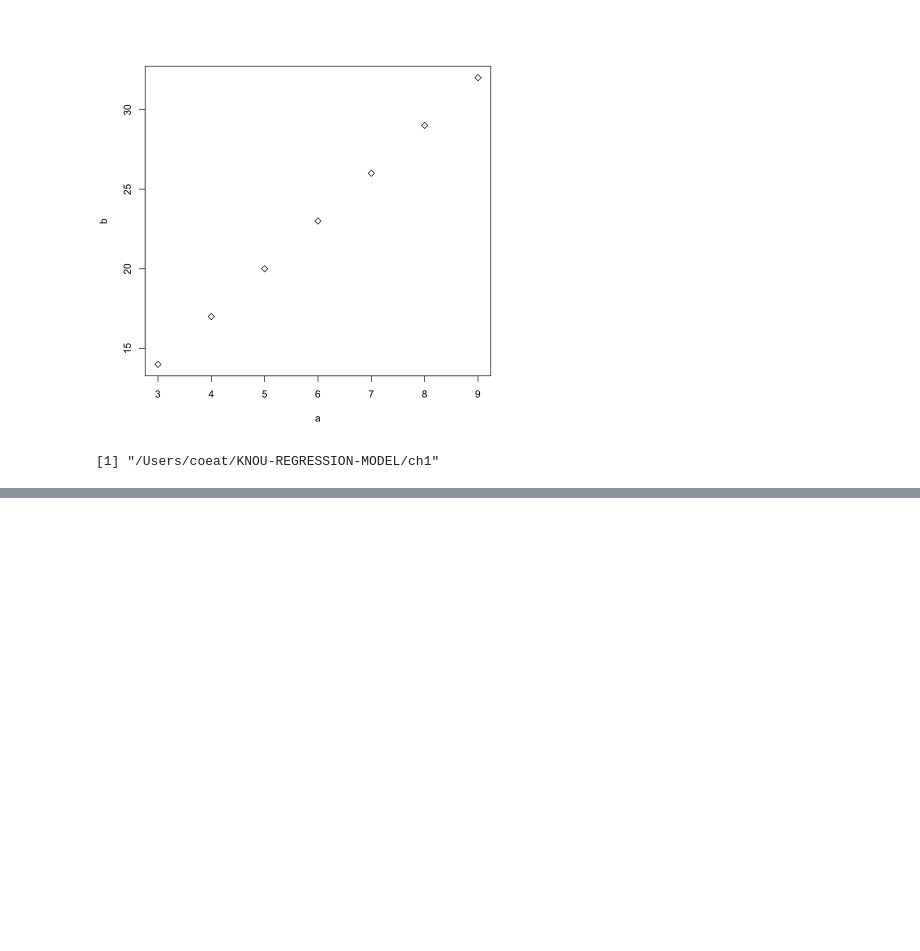
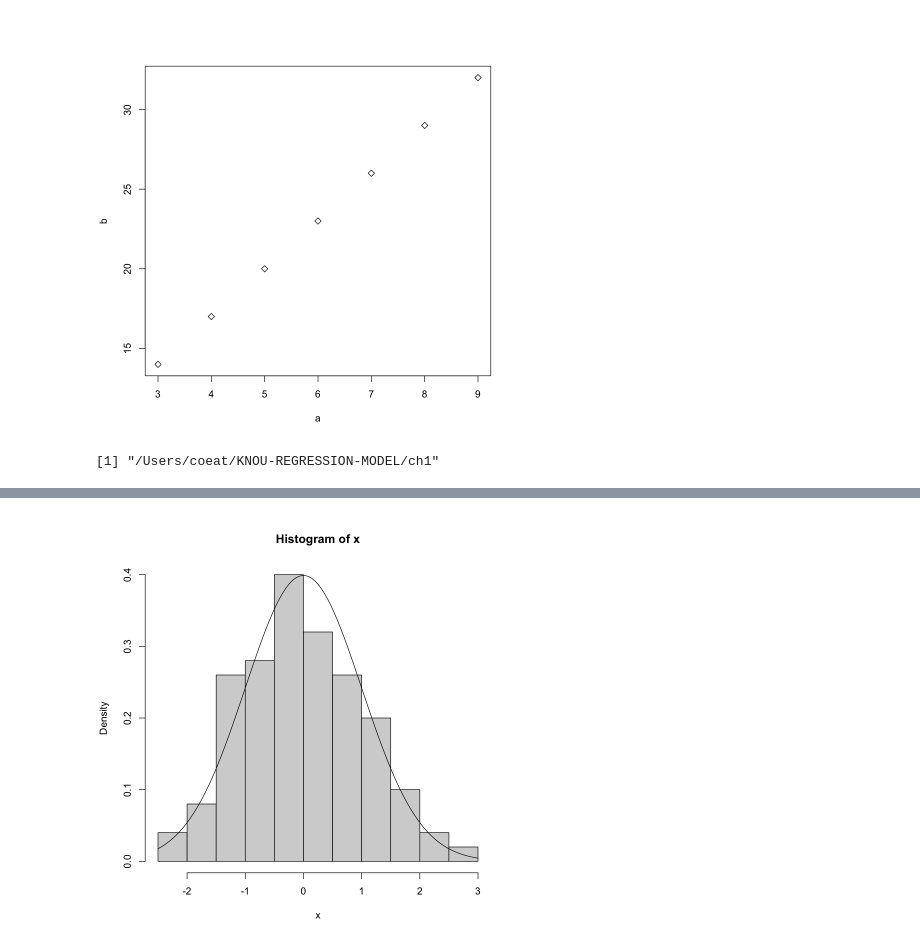
Before and after one commit to kukaro/KNOU-REGRESSION-MODEL, a Jupyter notebook: ch1/intro.ipynb, the cells around one changed output, grey strips where cells are left out. Saved outputs shown, nothing was run; the diff lists cells and outputs as text; code cells hidden in the pictures; blank space fills up the shorter version.

```diff
--- a/ch1/intro.ipynb
+++ b/ch1/intro.ipynb
@@ -36,0 +107,9 @@ getwd()
+# %%
+h<- hist(x, plot=F)
+# %%
+ylim<-range(0, h$density, dnorm(0))
+# %%
+hist(x, freq=F, ylim=ylim)
+curve(dnorm(x), add=T)
+# %% [output]
+[figure, added]
```
Also changed, not shown: parts of 10 cells of this notebook.
